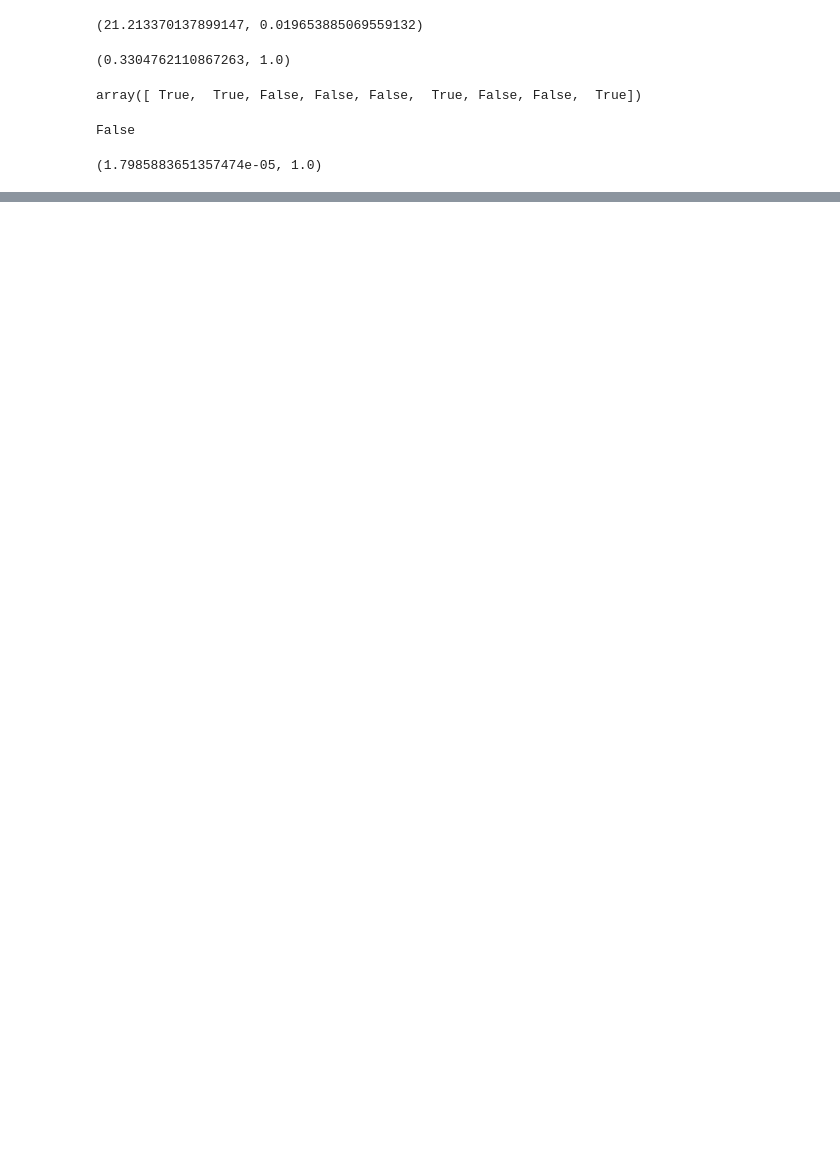
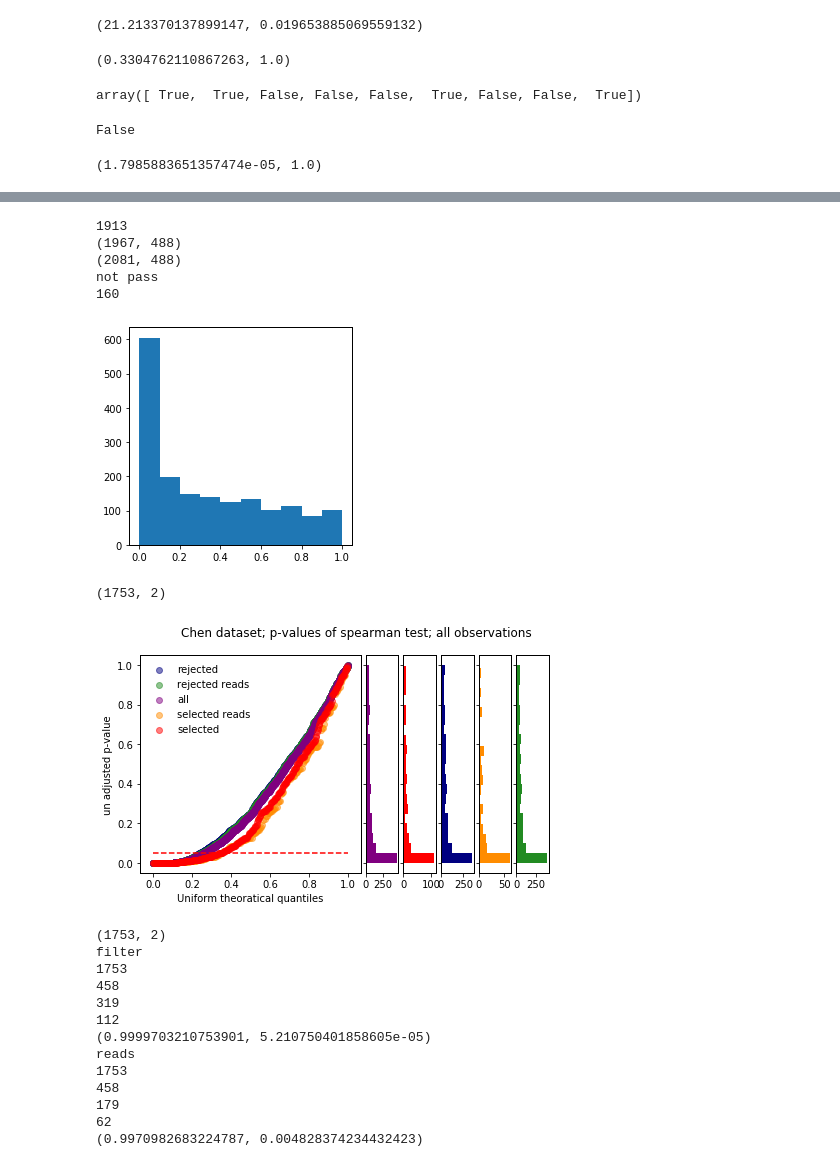
Before and after one commit to lareaulab/sc_binary_splicing, a Jupyter notebook: backup/Untitled2.ipynb, the cells around one changed output, grey strips where cells are left out. Drawn from its saved outputs; the diff is of its cells as text; code cells hidden in the pictures; blank space fills up the shorter version.

```diff
--- a/backup/Untitled2.ipynb
+++ b/backup/Untitled2.ipynb
@@ -1965,0 +2320,26 @@ hyper_test(50, 30, 10, 0)
+# %%
+test_spearman_filters(chen_PSI, chen_mrna_counts, mrna_per_event_chen, chen_read_counts, chen_coverage_tab,
+                      chen_pca_clust, clusters = 'AC', psi_min = 0.05, psi_bin = 0.1, obs_min = 0.25,
+                      mrna_min = 10, read_min =10, dset_name = 'Chen dataset;', one_test = True)
+# %% [output]
+1913
+(1967, 488)
+(2081, 488)
+not pass
+160
+[figure, added]
+(1753, 2)
+[figure, added]
+(1753, 2)
+filter
+1753
+458
+319
+112
+(0.9999703210753901, 5.210750401858605e-05)
+reads
+1753
+458
+179
+62
+(0.9970982683224787, 0.004828374234432423)
```
Also changed, not shown: parts of 46 cells of this notebook, 3 other files.
